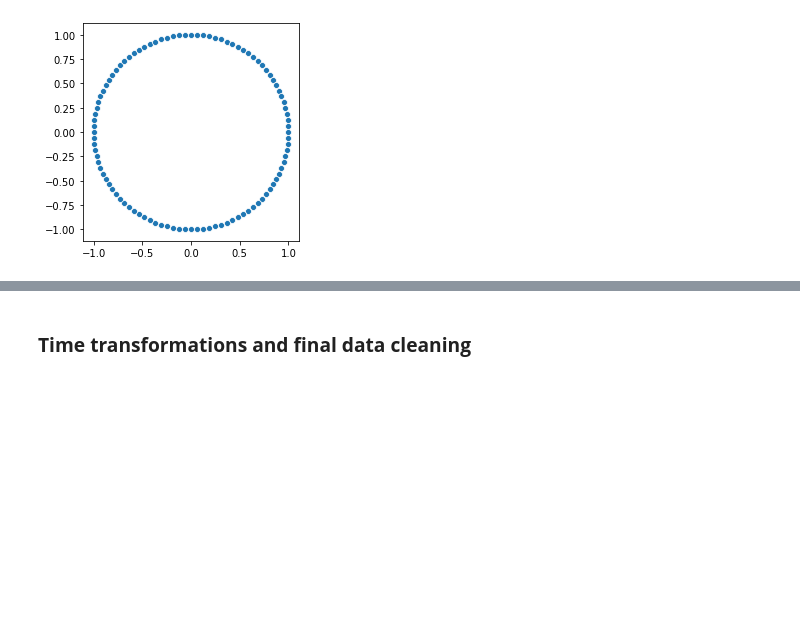
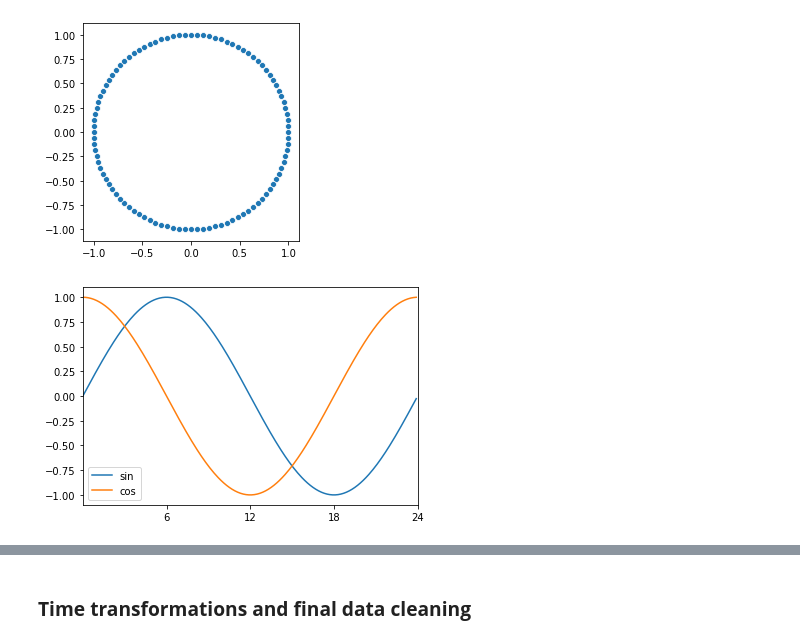
Before and after one commit to bkubsch/marginal-carbon, a Jupyter notebook: notebooks/8a_data_prep.ipynb, the cells around one changed output, grey strips where cells are left out. Drawn from its saved outputs; the diff is of its cells as text; code cells hidden in the pictures; blank space fills up the shorter version.

```diff
--- a/notebooks/8a_data_prep.ipynb
+++ b/notebooks/8a_data_prep.ipynb
@@ -31,2 +37,21 @@ sns.scatterplot(y_sin, y_cos).set_aspect('equal')
 # %% [output]
 [figure]
+# %%
+rcParams['figure.figsize'] = 6,4
+
+X1 = np.linspace(0,1,50)
+X = np.arange(0,24,0.1)
+
+y_sin = np.sin(2 * np.pi*X/24)
+y_cos = np.cos(2 * np.pi*X/24)
+
+fig = sns.lineplot(X,y_sin,label="sin")
+fig = sns.lineplot(X,y_cos,label="cos")
+
+fig.set_xlim(0,24)
+fig.set_xticks([6,12,18,24])
+
+file_path = '{}/Desktop/Portfolio_project/presentation/cyclical_time.png'.format(os.environ['HOME'])
+plt.savefig(file_path)
+# %% [output]
+[figure, added]
```
Also changed, not shown: parts of 4 cells of this notebook, 1 other file.
